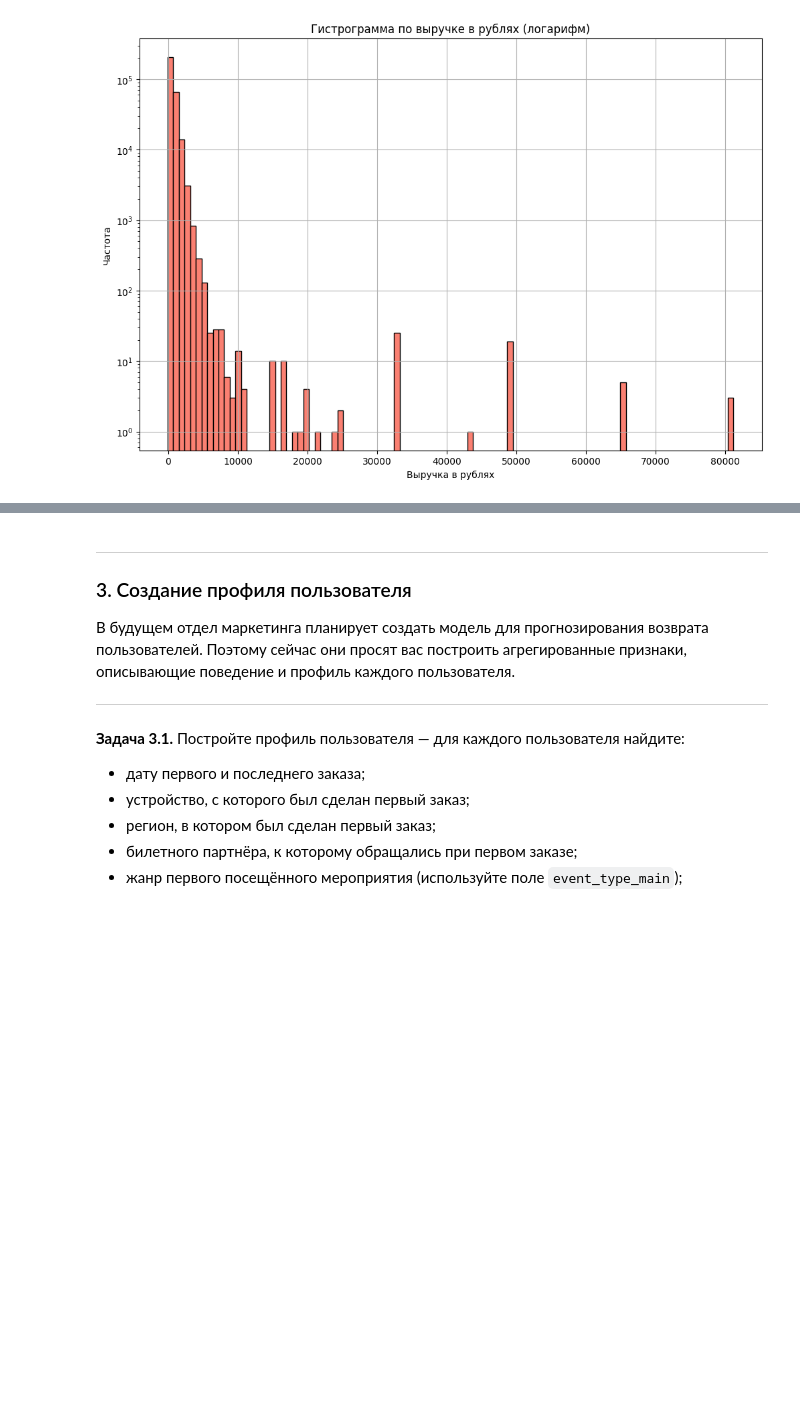
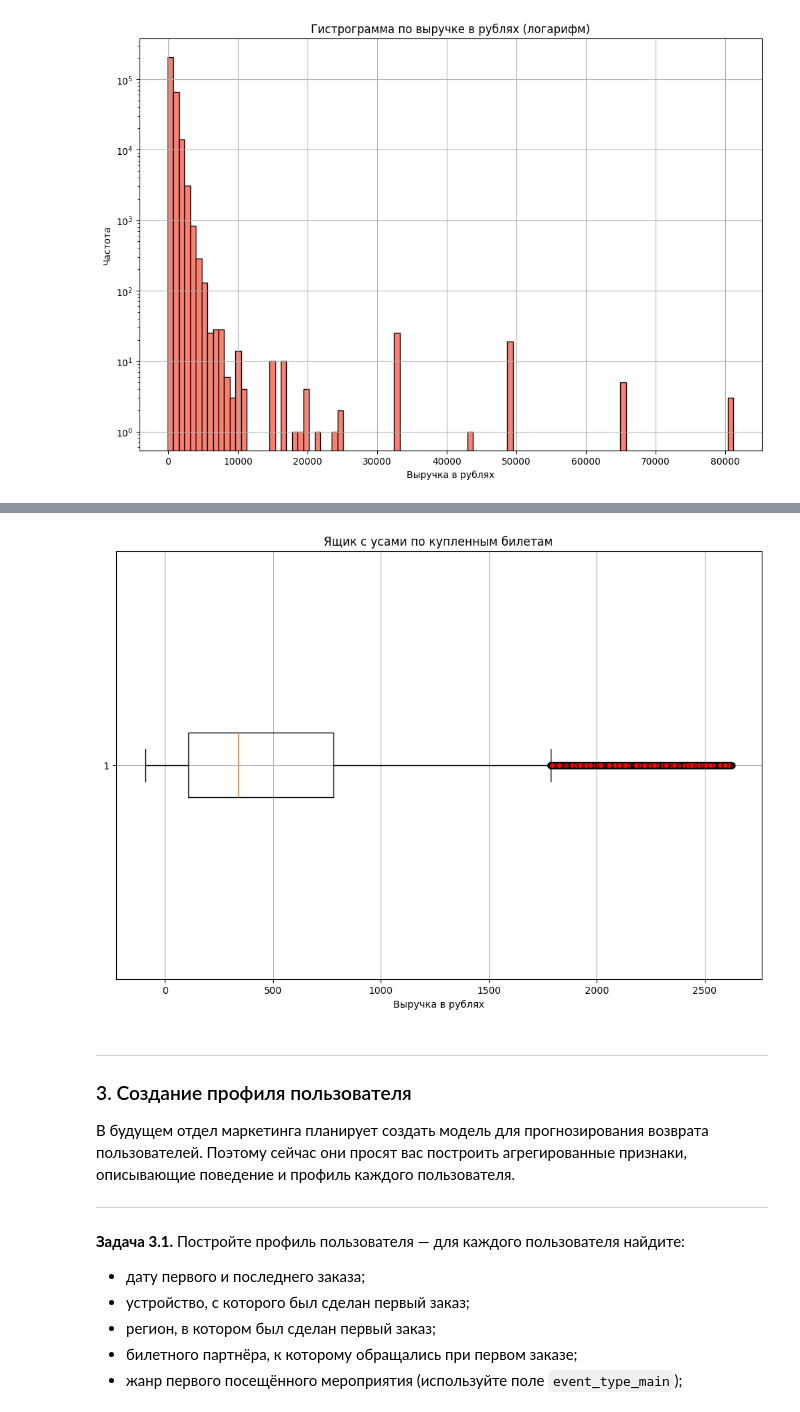
Before and after one commit to mrromanivanov/afisha_yandex_analysis, a Jupyter notebook: afisha_Ivanov_Roman.ipynb, the cells around one changed output, grey strips where cells are left out. Saved outputs shown, nothing was run; the diff lists cells and outputs as text; code cells hidden in the pictures; blank space fills up the shorter version.

```diff
--- a/afisha_Ivanov_Roman.ipynb
+++ b/afisha_Ivanov_Roman.ipynb
@@ -520,3 +575,13 @@ plt.show()
+# %%
+# Построим ящик с усами по полю `tickets_count`
+plt.figure(figsize=(12,8))
+plt.boxplot(df_revenue_99['revenue_rub'], vert=False, flierprops=dict(markerfacecolor='red', marker='o'))
+plt.title('Ящик с усами по купленным билетам')
+plt.xlabel('Выручка в рублях')
+plt.grid(True)
+plt.show()
+# %% [output]
+[figure, added]
 # %% [markdown]
 ---
 <a id="section3"></a>
```
Also changed, not shown: parts of 7 cells of this notebook.
